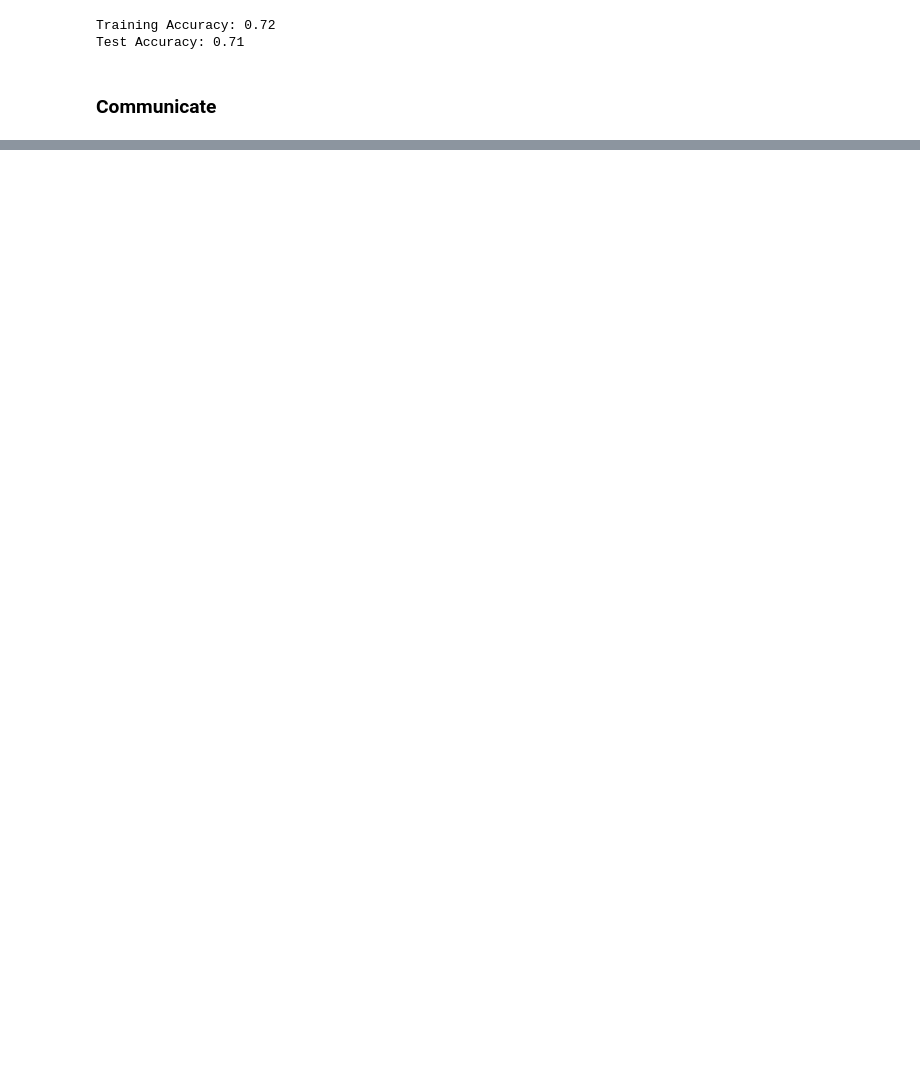
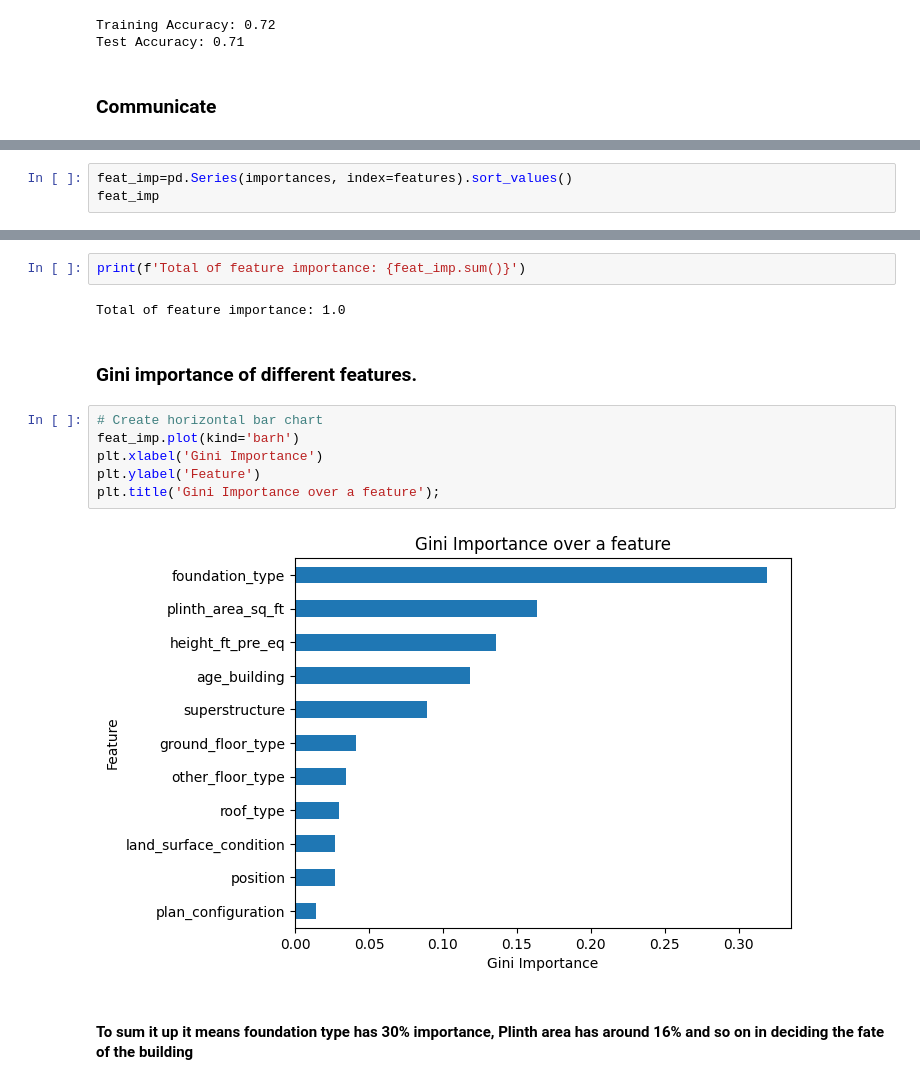
Before and after one commit to mayankprhr/NepalEarthquake, a Jupyter notebook: nepal.ipynb, the cells around one changed output, grey strips where cells are left out. Saved outputs shown, nothing was run; the diff lists cells and outputs as text; blank space fills up the shorter version.

```diff
--- a/nepal.ipynb
+++ b/nepal.ipynb
@@ -339,0 +514,3 @@ plt.xlabel('Odds Ratio');
+# %%
+feat_imp=pd.Series(importances, index=features).sort_values()
+feat_imp
@@ -339,0 +530,16 @@ plt.xlabel('Odds Ratio');
+# %%
+print(f'Total of feature importance: {feat_imp.sum()}')
+# %% [output]
+Total of feature importance: 1.0
+# %% [markdown]
+### Gini importance of different features.
+# %%
+# Create horizontal bar chart
+feat_imp.plot(kind='barh')
+plt.xlabel('Gini Importance')
+plt.ylabel('Feature')
+plt.title('Gini Importance over a feature');
+# %% [output]
+[figure, added]
+# %% [markdown]
+#### To sum it up it means foundation type has 30% importance, Plinth area has around 16% and so on in deciding the fate of the building
```
Also changed, not shown: parts of 37 cells of this notebook.
